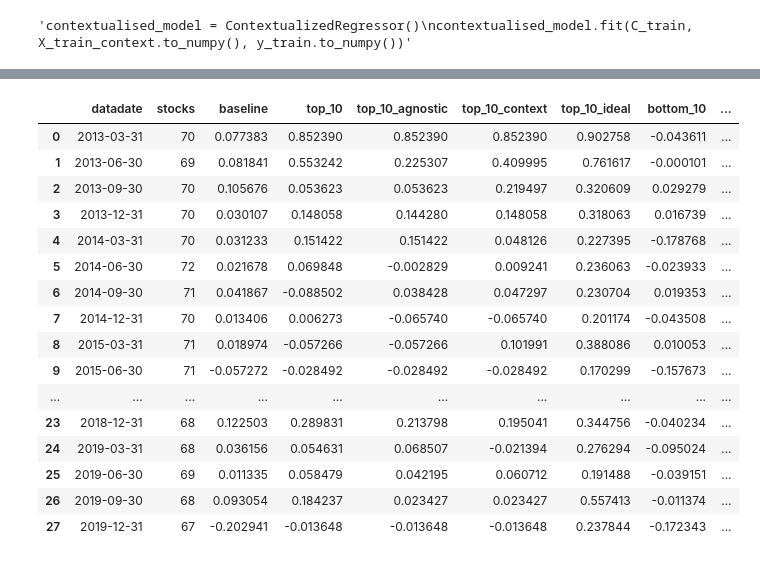
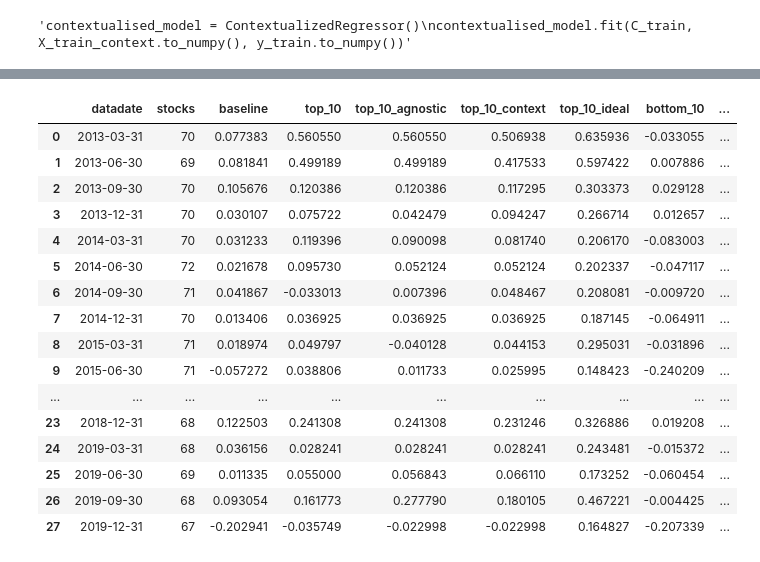
Before and after one commit to edocampione/4YP, a Jupyter notebook: models/res.ipynb, the cells around one changed output, grey strips where cells are left out. Drawn from its saved outputs; the diff is of its cells as text; code cells hidden in the pictures.

```diff
--- a/models/res.ipynb
+++ b/models/res.ipynb
@@ -159,7 +159,7 @@ tickers_to_drop = ['AMT', 'CTSH', 'GOOGL', 'META', 'PYPL', 'RJF', 'TSLA', 'ZTS']
 #df = df[~df['tic'].isin(tickers_to_drop)]
 # %%
 train_start_date = '1900-03-31'
-valid_start_date = '2010-03-31'
+valid_start_date = '2008-03-31'
 test_start_date = '2013-03-31'
 end_date = '2026-09-30'
 
@@ -243,12 +243,15 @@ X_test_scaled = pd.DataFrame(X_test_scaled, columns=X_test.columns)
 print(X_train_scaled.columns.tolist())
 # %% [output]
 ['roa', 'roe', 'pe_inc', 'pcf', 'roce', 'gpm', 'evm', 'npm', 'de_ratio', 'ptb', 'market_cap', 'prccq_change', 'roa_change', 'roe_change', 'pe_inc_change', 'pcf_change', 'roce_change', 'gpm_change', 'e ...
+# %%
+X_train_valid = np.vstack([X_train_scaled, X_valid_scaled])
+y_train_valid = np.hstack([y_train, y_valid])
 # %%
 # Define the Ridge model
 ridge_model = Ridge()
 
 # Define the parameter grid for alpha values
-param_grid = {'alpha': [0.0, 10.0, 100.0, 1000, 2000, 5000, 10000]}
+param_grid = {'alpha': [0.0, 1, 5, 10.0, 100.0, 1000, 2000, 5000, 10000]}
 
 # Perform GridSearchCV to find the best alpha
 grid_search = GridSearchCV(ridge_model, param_grid, cv=5, scoring='neg_mean_squared_error')
@@ -257,8 +260,7 @@ grid_search.fit(X_train_scaled, y_train)
 # Get the best alpha
 best_alpha = grid_search.best_params_['alpha']
 print(f"Best alpha: {best_alpha}")
-
 # Train the Ridge model with the best alpha
-ridge_model = Ridge(alpha=best_alpha)
-ridge_model.fit(X_train_scaled, y_train)
+ridge_model = Ridge(alpha=10)
+ridge_model.fit(X_train_valid, y_train_valid)
 # %% [output]
@@ -282,7 +286,7 @@ X_test_context = X_test_scaled.drop(columns=context)
 agnostic_model = Ridge()
 
 # Define the parameter grid for alpha values
-param_grid = {'alpha': [0.0, 10.0, 100.0, 1000, 2000, 5000, 10000]}
+param_grid = {'alpha': [0.0, 1, 5, 10.0, 100.0, 1000, 2000, 5000, 10000]}
 
 # Perform GridSearchCV to find the best alpha
 grid_search = GridSearchCV(ridge_model, param_grid, cv=5, scoring='neg_mean_squared_error')
@@ -293,6 +297,6 @@ best_alpha = grid_search.best_params_['alpha']
 print(f"Best alpha: {best_alpha}")
 
 # Train the Ridge model with the best alpha
-agnostic_model = Ridge(alpha=best_alpha)
-agnostic_model.fit(X_train_context, y_train)
+agnostic_model = Ridge(alpha=10)
+agnostic_model.fit(X_train_valid_c, y_train_valid)
 # %% [output]
@@ -470,7 +496,7 @@ def softmax_weighted_return(df, sort_col, target_col, n=5, largest=True):
     weights = e_scores / e_scores.sum()
     return (selected[target_col] * weights).sum()
 
-def exponential_weighted_return(df, sort_col, target_col, n=3, largest=True, alpha=0):
+def exponential_weighted_return(df, sort_col, target_col, n=5, largest=True, alpha=0):
     if largest:
         selected = df.nlargest(n, sort_col)
     else:
@@ -546,46 +572,46 @@ df_avg['bottom_10_agnostic'] = results.groupby('datadate').apply(
         sort_col='y_pred3',
         target_col='next_prccq_change',
         largest=False
     )
 ).reset_index(level=0, drop=True)
 
 # For the predicted bottom 10, weight by predicted returns
 df_avg['bottom_10_context'] = results.groupby('datadate').apply(
     lambda group: exponential_weighted_return(
         group,
         sort_col='y_pred2',
         target_col='next_prccq_change',
         largest=False
     )
 ).reset_index(level=0, drop=True)
 
 # For the ideal bottom 10, weight by the actual returns
 df_avg['bottom_10_ideal'] = results.groupby('datadate').apply(
     lambda group: exponential_weighted_return(
         group,
         sort_col='next_prccq_change',
         target_col='next_prccq_change',
         largest=False
     )
 ).reset_index(level=0, drop=True)
 
 # Display the first 100 rows of the new dataframe
 df_avg.head(100)
 # %% [output]
 |  | datadate | stocks | baseline | top_10 | top_10_agnostic | top_10_context | top_10_ideal | bottom_10 | ... |
-| 0 | 2013-03-31 | 70 | 0.077383 | 0.852390 | 0.852390 | 0.852390 | 0.902758 | -0.043611 | ... |
-| 1 | 2013-06-30 | 69 | 0.081841 | 0.553242 | 0.225307 | 0.409995 | 0.761617 | -0.000101 | ... |
-| 2 | 2013-09-30 | 70 | 0.105676 | 0.053623 | 0.053623 | 0.219497 | 0.320609 | 0.029279 | ... |
-| 3 | 2013-12-31 | 70 | 0.030107 | 0.148058 | 0.144280 | 0.148058 | 0.318063 | 0.016739 | ... |
-| 4 | 2014-03-31 | 70 | 0.031233 | 0.151422 | 0.151422 | 0.048126 | 0.227395 | -0.178768 | ... |
-| 5 | 2014-06-30 | 72 | 0.021678 | 0.069848 | -0.002829 | 0.009241 | 0.236063 | -0.023933 | ... |
-| 6 | 2014-09-30 | 71 | 0.041867 | -0.088502 | 0.038428 | 0.047297 | 0.230704 | 0.019353 | ... |
-| 7 | 2014-12-31 | 70 | 0.013406 | 0.006273 | -0.065740 | -0.065740 | 0.201174 | -0.043508 | ... |
-| 8 | 2015-03-31 | 71 | 0.018974 | -0.057266 | -0.057266 | 0.101991 | 0.388086 | 0.010053 | ... |
-| 9 | 2015-06-30 | 71 | -0.057272 | -0.028492 | -0.028492 | -0.028492 | 0.170299 | -0.157673 | ... |
+| 0 | 2013-03-31 | 70 | 0.077383 | 0.560550 | 0.560550 | 0.506938 | 0.635936 | -0.033055 | ... |
+| 1 | 2013-06-30 | 69 | 0.081841 | 0.499189 | 0.499189 | 0.417533 | 0.597422 | 0.007886 | ... |
+| 2 | 2013-09-30 | 70 | 0.105676 | 0.120386 | 0.120386 | 0.117295 | 0.303373 | 0.029128 | ... |
+| 3 | 2013-12-31 | 70 | 0.030107 | 0.075722 | 0.042479 | 0.094247 | 0.266714 | 0.012657 | ... |
+| 4 | 2014-03-31 | 70 | 0.031233 | 0.119396 | 0.090098 | 0.081740 | 0.206170 | -0.083003 | ... |
+| 5 | 2014-06-30 | 72 | 0.021678 | 0.095730 | 0.052124 | 0.052124 | 0.202337 | -0.047117 | ... |
+| 6 | 2014-09-30 | 71 | 0.041867 | -0.033013 | 0.007396 | 0.048467 | 0.208081 | -0.009720 | ... |
+| 7 | 2014-12-31 | 70 | 0.013406 | 0.036925 | 0.036925 | 0.036925 | 0.187145 | -0.064911 | ... |
+| 8 | 2015-03-31 | 71 | 0.018974 | 0.049797 | -0.040128 | 0.044153 | 0.295031 | -0.031896 | ... |
+| 9 | 2015-06-30 | 71 | -0.057272 | 0.038806 | 0.011733 | 0.025995 | 0.148423 | -0.240209 | ... |
 | ... | ... | ... | ... | ... | ... | ... | ... | ... | ... |
-| 23 | 2018-12-31 | 68 | 0.122503 | 0.289831 | 0.213798 | 0.195041 | 0.344756 | -0.040234 | ... |
-| 24 | 2019-03-31 | 68 | 0.036156 | 0.054631 | 0.068507 | -0.021394 | 0.276294 | -0.095024 | ... |
-| 25 | 2019-06-30 | 69 | 0.011335 | 0.058479 | 0.042195 | 0.060712 | 0.191488 | -0.039151 | ... |
-| 26 | 2019-09-30 | 68 | 0.093054 | 0.184237 | 0.023427 | 0.023427 | 0.557413 | -0.011374 | ... |
-| 27 | 2019-12-31 | 67 | -0.202941 | -0.013648 | -0.013648 | -0.013648 | 0.237844 | -0.172343 | ... |
+| 23 | 2018-12-31 | 68 | 0.122503 | 0.241308 | 0.241308 | 0.231246 | 0.326886 | 0.019208 | ... |
+| 24 | 2019-03-31 | 68 | 0.036156 | 0.028241 | 0.028241 | 0.028241 | 0.243481 | -0.015372 | ... |
+| 25 | 2019-06-30 | 69 | 0.011335 | 0.055000 | 0.056843 | 0.066110 | 0.173252 | -0.060454 | ... |
+| 26 | 2019-09-30 | 68 | 0.093054 | 0.161773 | 0.277790 | 0.180105 | 0.467221 | -0.004425 | ... |
+| 27 | 2019-12-31 | 67 | -0.202941 | -0.035749 | -0.022998 | -0.022998 | 0.164827 | -0.207339 | ... |
```
Also changed, not shown: parts of 14 cells of this notebook, 16 other files.
